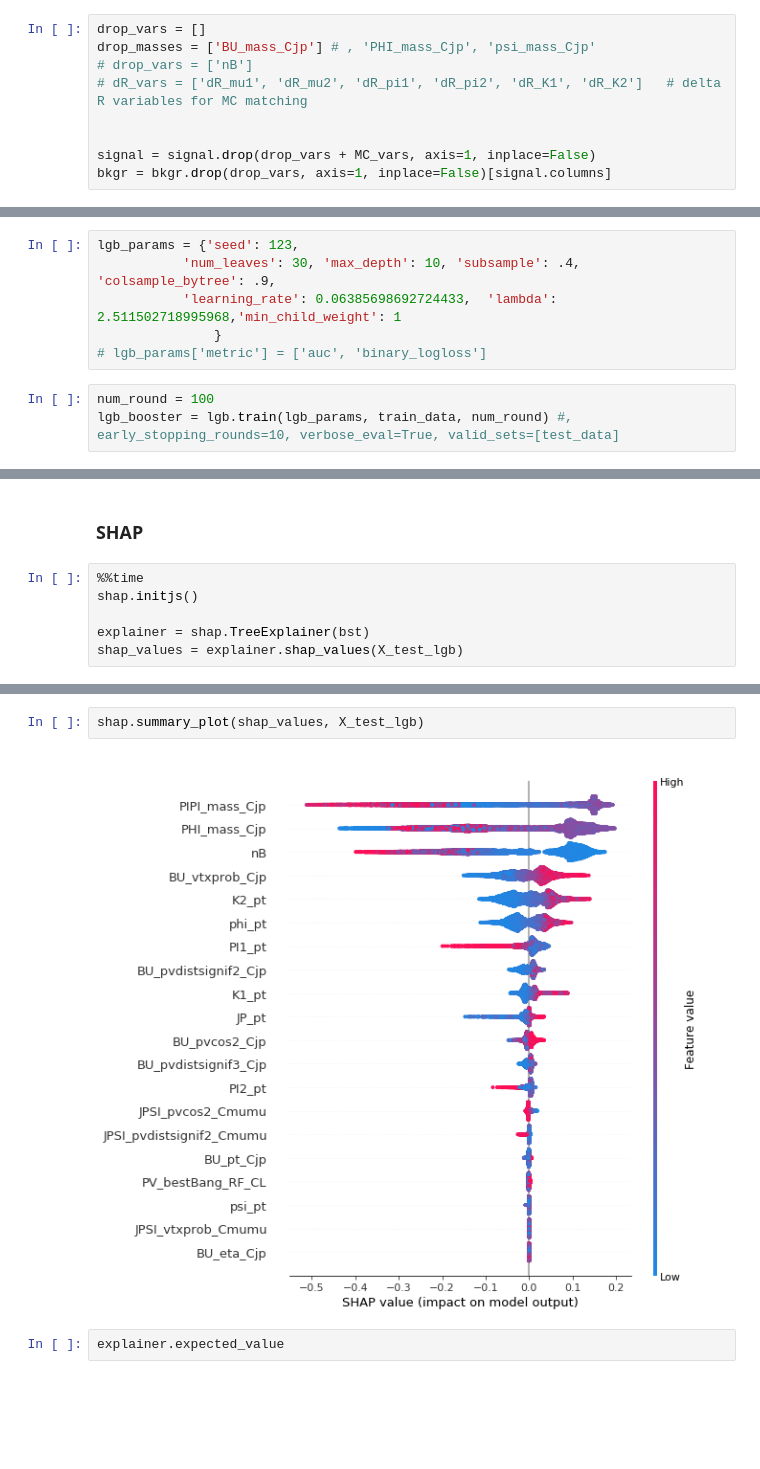
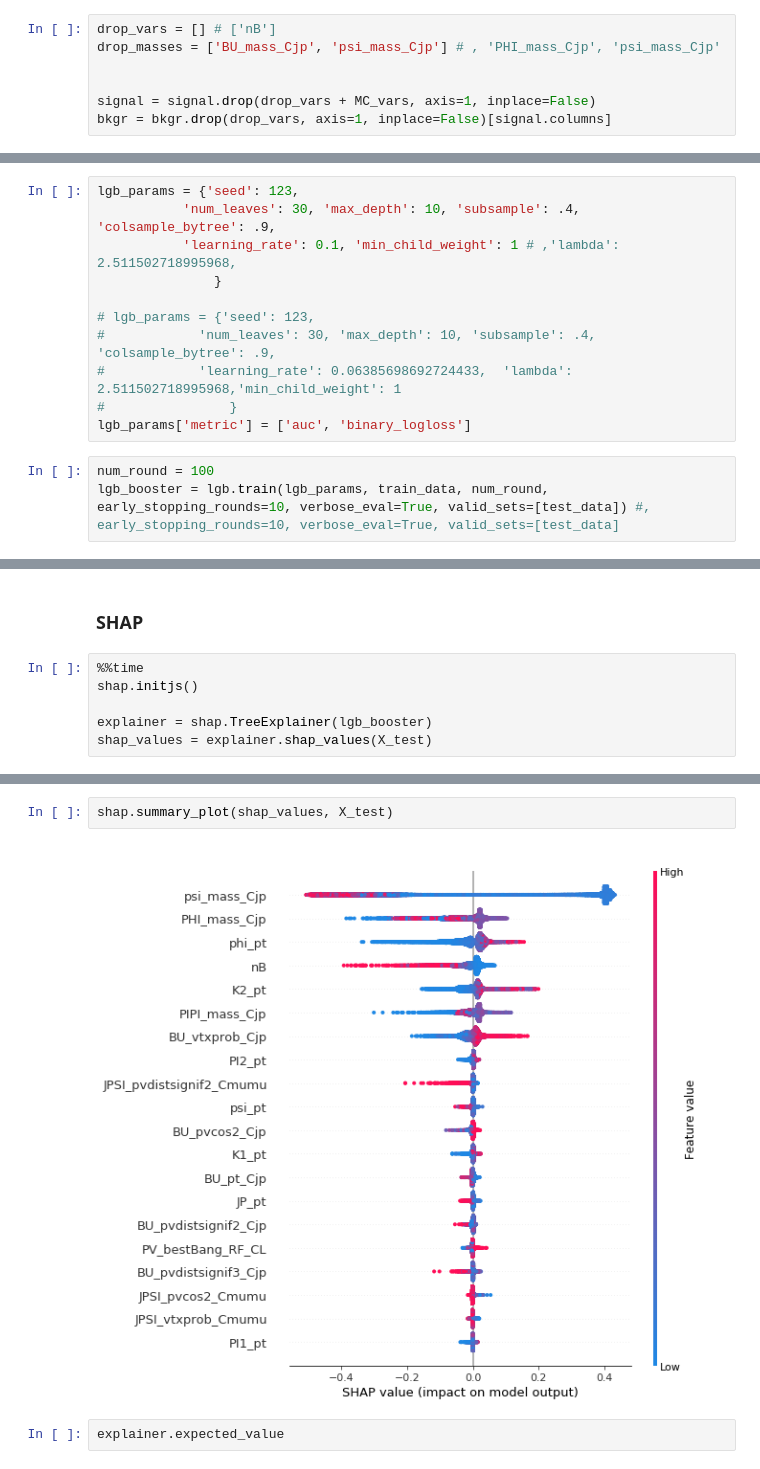
Before and after one commit to ofivite/MISP2019, a Jupyter notebook: school_preliminary_studies.ipynb, the cells around one changed output, grey strips where cells are left out. Drawn from its saved outputs; the diff is of its cells as text; blank space fills up the shorter version.

```diff
--- a/school_preliminary_studies.ipynb
+++ b/school_preliminary_studies.ipynb
@@ -162,10 +156,8 @@ Index(['psi_eta', 'BU_pvdistsignif2_Cjp', 'mu_1_pt', 'PI2_eta', 'BU_pt_Cjp',
        'PIPI_mass_Cjp'],
       dtype='object')
 # %%
-drop_vars = []
-drop_masses = ['BU_mass_Cjp'] # , 'PHI_mass_Cjp', 'psi_mass_Cjp'
-# drop_vars = ['nB']
-# dR_vars = ['dR_mu1', 'dR_mu2', 'dR_pi1', 'dR_pi2', 'dR_K1', 'dR_K2']   # delta R variables for MC matching
+drop_vars = [] # ['nB']
+drop_masses = ['BU_mass_Cjp', 'psi_mass_Cjp'] # , 'PHI_mass_Cjp', 'psi_mass_Cjp'
 
 
 signal = signal.drop(drop_vars + MC_vars, axis=1, inplace=False)
@@ -312,9 +298,14 @@ test_data  = lgb.Dataset(X_test, label=y_test)
 # %%
 lgb_params = {'seed': 123,
            'num_leaves': 30, 'max_depth': 10, 'subsample': .4, 'colsample_bytree': .9,
-           'learning_rate': 0.06385698692724433,  'lambda': 2.511502718995968,'min_child_weight': 1
+           'learning_rate': 0.1, 'min_child_weight': 1 # ,'lambda': 2.511502718995968,
                }
-# lgb_params['metric'] = ['auc', 'binary_logloss']
+
+# lgb_params = {'seed': 123,
+#            'num_leaves': 30, 'max_depth': 10, 'subsample': .4, 'colsample_bytree': .9,
+#            'learning_rate': 0.06385698692724433,  'lambda': 2.511502718995968,'min_child_weight': 1
+#                }
+lgb_params['metric'] = ['auc', 'binary_logloss']
 # %%
 num_round = 100
-lgb_booster = lgb.train(lgb_params, train_data, num_round) #, early_stopping_rounds=10, verbose_eval=True, valid_sets=[test_data]
+lgb_booster = lgb.train(lgb_params, train_data, num_round, early_stopping_rounds=10, verbose_eval=True, valid_sets=[test_data]) #, early_stopping_rounds=10, verbose_eval=True, valid_sets=[test_data]
@@ -719,7 +737,7 @@ plt.show()
 %%time
 shap.initjs()
 
-explainer = shap.TreeExplainer(bst)
-shap_values = explainer.shap_values(X_test_lgb)
+explainer = shap.TreeExplainer(lgb_booster)
+shap_values = explainer.shap_values(X_test)
 # %% [output]
 [interactive output not drawn]
@@ -728,7 +746,7 @@ Wall time: 29.8 s
 # %%
-shap.summary_plot(shap_values, X_test_lgb)
+shap.summary_plot(shap_values, X_test)
 # %% [output]
-[figure, old version]
+[figure, new version]
 # %%
 explainer.expected_value
 # %% [output]
```
Also changed, not shown: parts of 59 cells of this notebook, 1 other file.
